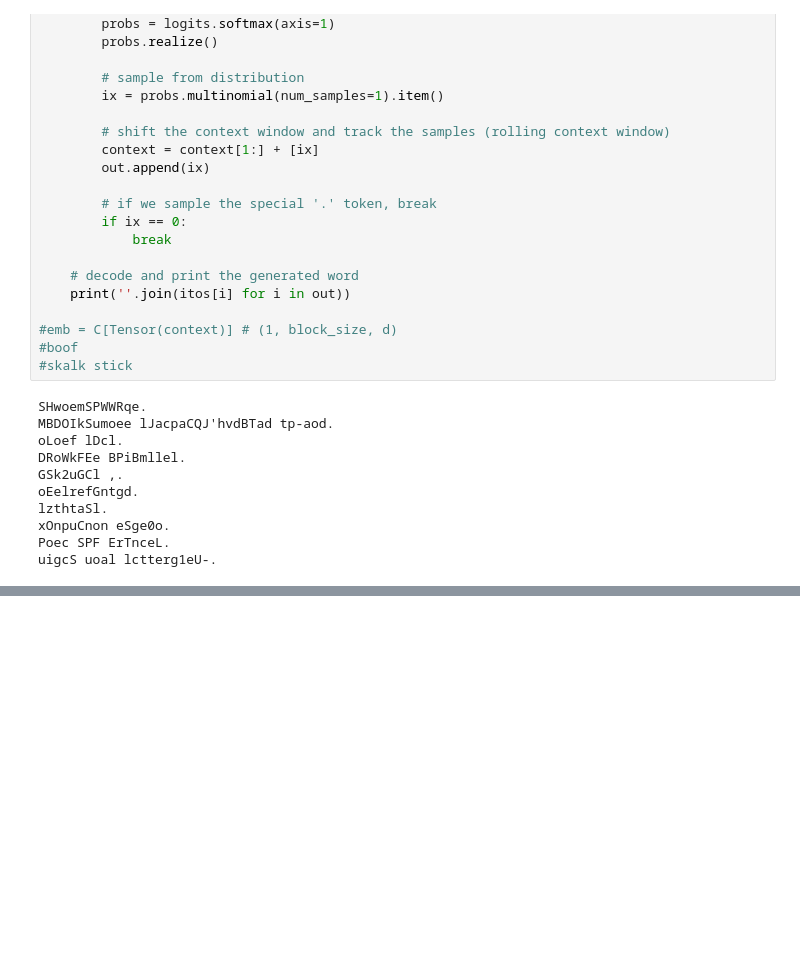
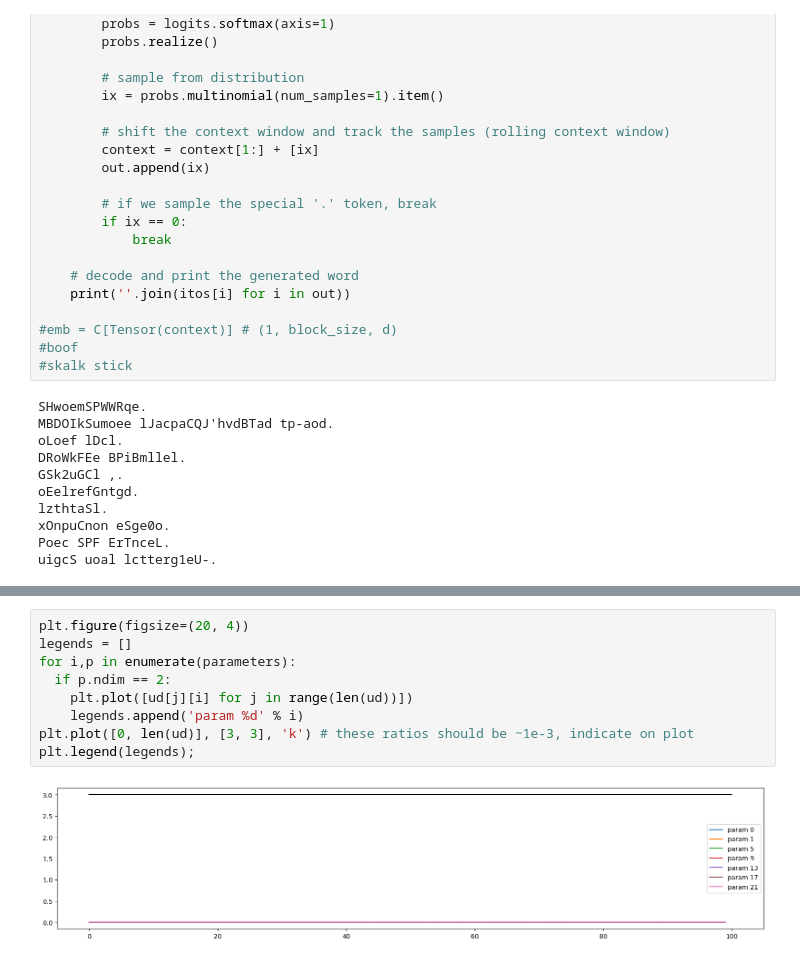
Before and after one commit to GangstersPairOfDice/zero-to-hero, a Jupyter notebook: makemore_mlp2.ipynb, the cells around one changed output, grey strips where cells are left out. Saved outputs shown, nothing was run; the diff lists cells and outputs as text; blank space fills up the shorter version.

```diff
--- a/makemore_mlp2.ipynb
+++ b/makemore_mlp2.ipynb
@@ -325,0 +552,11 @@ uigcS uoal lctterg1eU-.
+# %%
+plt.figure(figsize=(20, 4))
+legends = []
+for i,p in enumerate(parameters):
+  if p.ndim == 2:
+    plt.plot([ud[j][i] for j in range(len(ud))])
+    legends.append('param %d' % i)
+plt.plot([0, len(ud)], [3, 3], 'k') # these ratios should be ~1e-3, indicate on plot
+plt.legend(legends);
+# %% [output]
+[figure, added]
```
Also changed, not shown: parts of 9 cells of this notebook.
